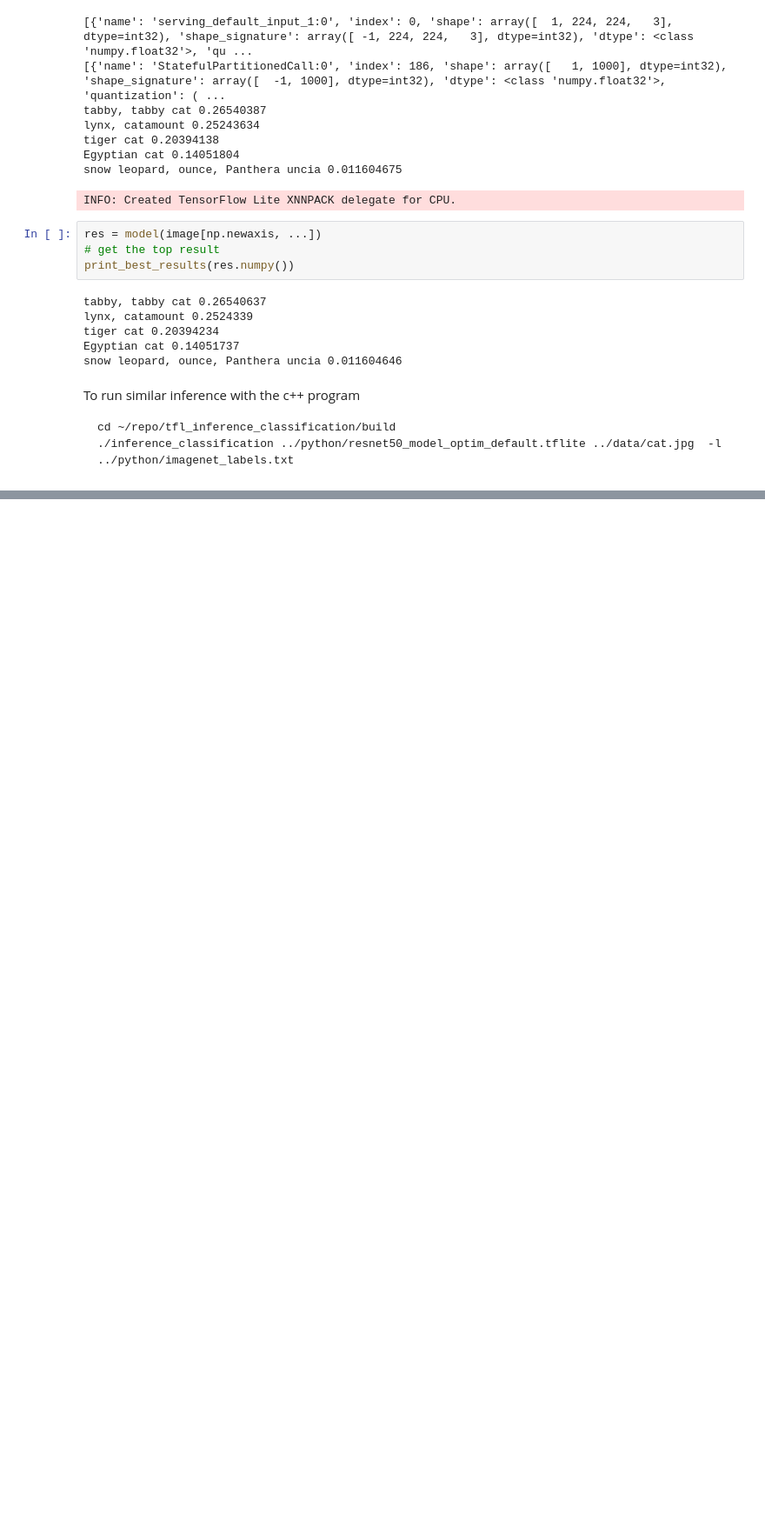
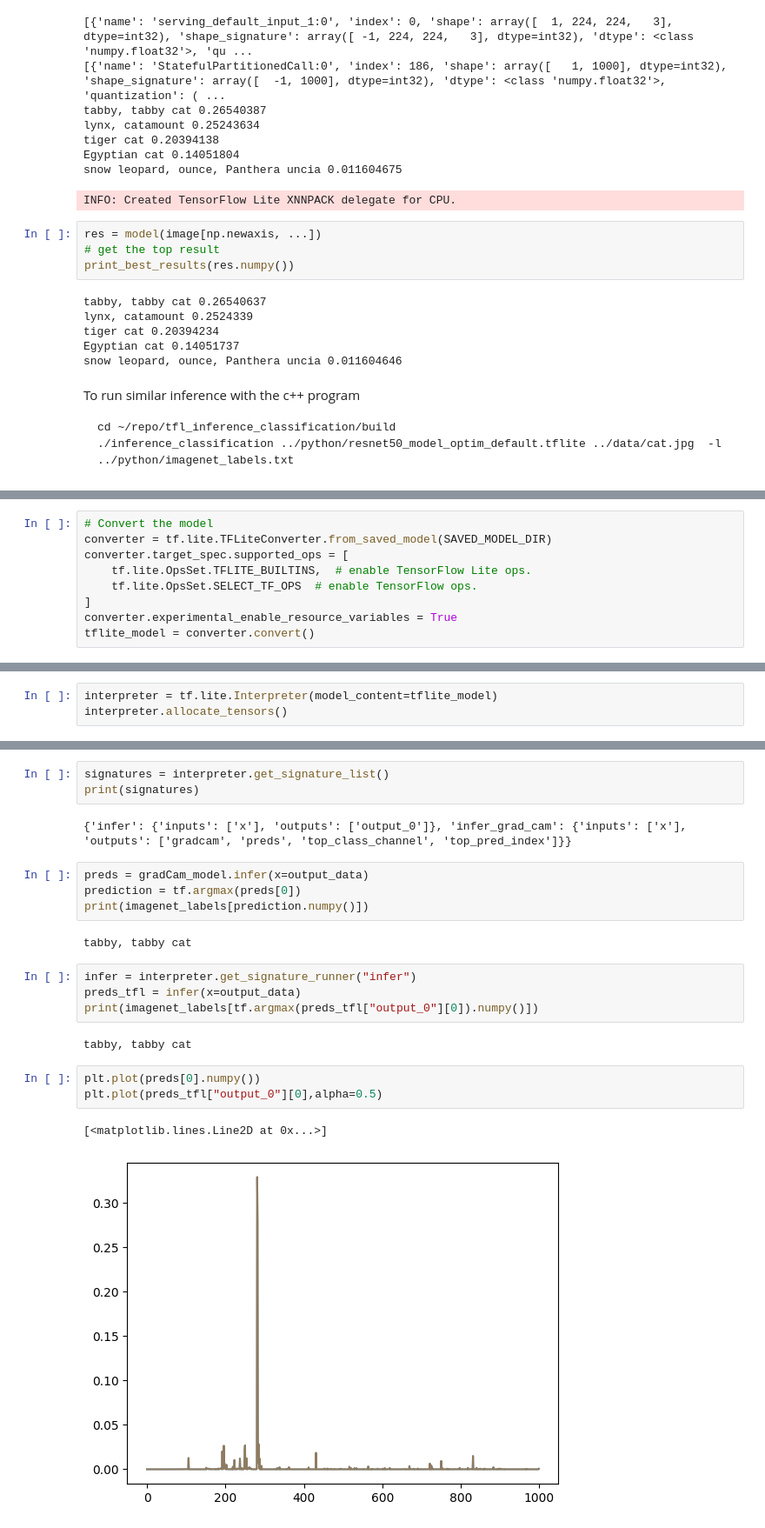
Before and after one commit to kevin-allen/tfl_inference_classification, a Jupyter notebook: python/base_conv_model.ipynb, the cells around one changed output, grey strips where cells are left out. Shown at 87% size. Saved outputs shown, nothing was run; the diff lists cells and outputs as text; blank space fills up the shorter version.

```diff
--- a/python/base_conv_model.ipynb
+++ b/python/base_conv_model.ipynb
@@ -251,0 +574,9 @@ cd ~/repo/tfl_inference_classification/build
+# %%
+# Convert the model
+converter = tf.lite.TFLiteConverter.from_saved_model(SAVED_MODEL_DIR)
+converter.target_spec.supported_ops = [
+    tf.lite.OpsSet.TFLITE_BUILTINS,  # enable TensorFlow Lite ops.
+    tf.lite.OpsSet.SELECT_TF_OPS  # enable TensorFlow ops.
+]
+converter.experimental_enable_resource_variables = True
+tflite_model = converter.convert()
@@ -251,0 +597,3 @@ cd ~/repo/tfl_inference_classification/build
+# %%
+interpreter = tf.lite.Interpreter(model_content=tflite_model)
+interpreter.allocate_tensors()
@@ -251,0 +606,23 @@ cd ~/repo/tfl_inference_classification/build
+# %%
+signatures = interpreter.get_signature_list()
+print(signatures)
+# %% [output]
+{'infer': {'inputs': ['x'], 'outputs': ['output_0']}, 'infer_grad_cam': {'inputs': ['x'], 'outputs': ['gradcam', 'preds', 'top_class_channel', 'top_pred_index']}}
+# %%
+preds = gradCam_model.infer(x=output_data)
+prediction = tf.argmax(preds[0])
+print(imagenet_labels[prediction.numpy()])
+# %% [output]
+tabby, tabby cat
+# %%
+infer = interpreter.get_signature_runner("infer")
+preds_tfl = infer(x=output_data)
+print(imagenet_labels[tf.argmax(preds_tfl["output_0"][0]).numpy()])
+# %% [output]
+tabby, tabby cat
+# %%
+plt.plot(preds[0].numpy())
+plt.plot(preds_tfl["output_0"][0],alpha=0.5)
+# %% [output]
+[<matplotlib.lines.Line2D at 0x...>]
+[figure, added]
```
Also changed, not shown: parts of 43 cells of this notebook, 8 other files.
